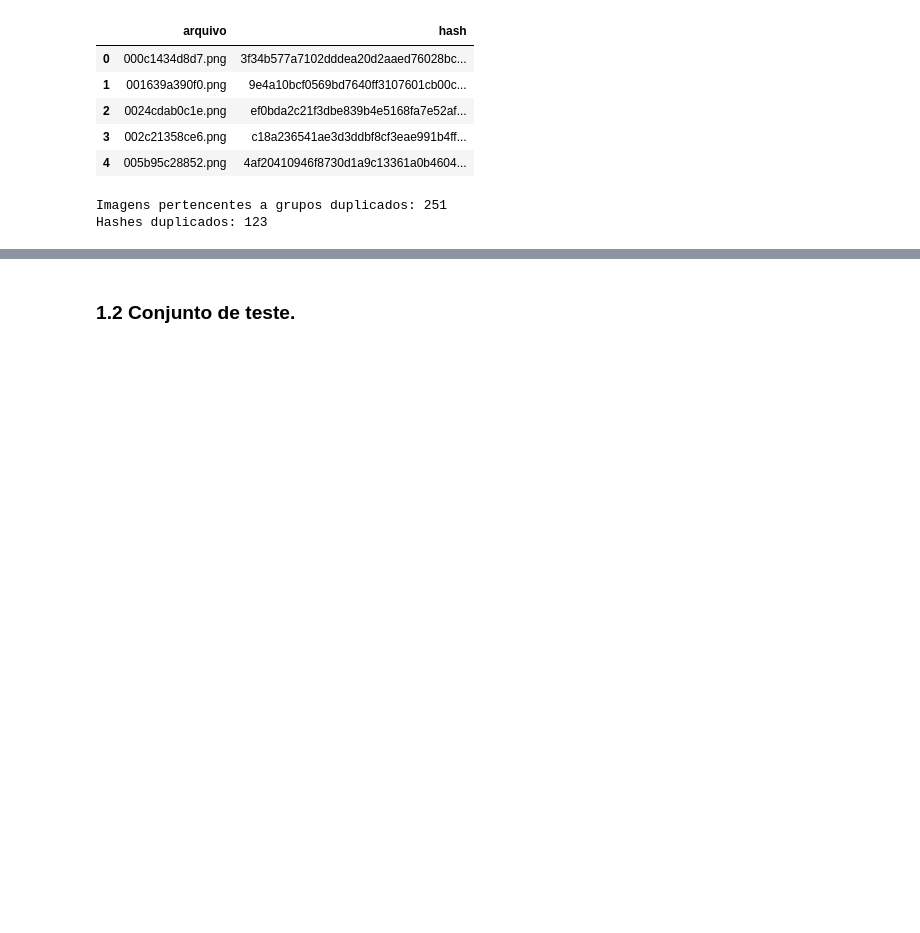
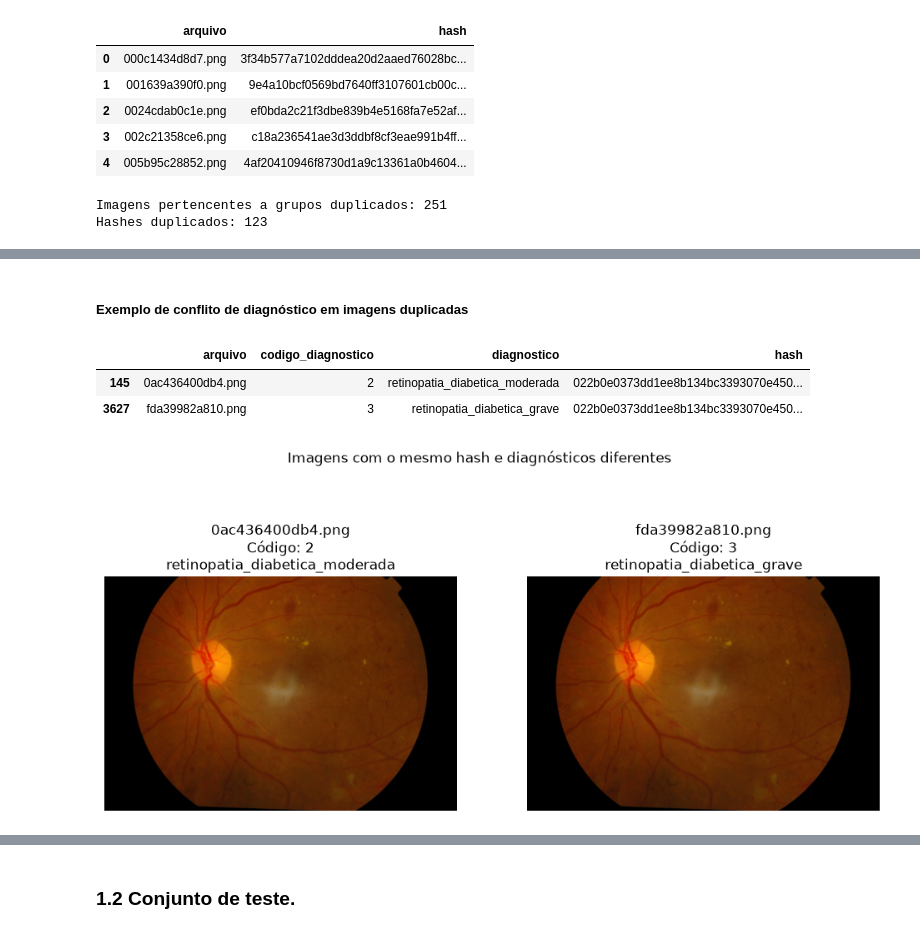
Before and after one commit to ChrisPRodrigues/OIO-MAIS, a Jupyter notebook: 04.Notebooks/Retinopatia_Diabetica.ipynb, the cells around one changed output, grey strips where cells are left out. Saved outputs shown, nothing was run; the diff lists cells and outputs as text; code cells hidden in the pictures; blank space fills up the shorter version.

```diff
--- a/04.Notebooks/Retinopatia_Diabetica.ipynb
+++ b/04.Notebooks/Retinopatia_Diabetica.ipynb
@@ -33,6 +68,7 @@ APTOS_METADATA = (
     BASE_DIR
     / "02.Catálogos"
     / "METADADOS"
+    / "Treino"
     / "aptos_metadata.csv"
 )
 
@@ -443,12 +479,12 @@ def calcular_hash(caminho):
     return sha256.hexdigest()
 # %%
 # Cria um dataframe com os hashes das imagens de treino.
-hashes_train = pd.DataFrame({
-    "arquivo": [imagem.name for imagem in imagens_train],
-    "hash": [calcular_hash(imagem) for imagem in imagens_train]
+hashes_aptos_train = pd.DataFrame({
+    "arquivo": [imagem.name for imagem in imagens_aptos_train],
+    "hash": [calcular_hash(imagem) for imagem in imagens_aptos_train]
 })
 
-hashes_train.head()
+hashes_aptos_train.head()
 # %% [output]
 |  | arquivo | hash |
 | 0 | 000c1434d8d7.png | 3f34b577a7102dddea20d2aaed76028bc... |
@@ -469,0 +540,42 @@ Hashes duplicados: 123
+# %% [markdown]
+##### Exemplo de conflito de diagnóstico em imagens duplicadas
+# %%
+# Seleciona um hash que possui diagnósticos conflitantes.
+
+hash_exemplo_aptos = grupos_conflitantes_aptos.index[0]
+
+exemplo_conflitante_aptos = (
+    hashes_train_diagnostico_aptos[
+        hashes_train_diagnostico_aptos["hash"] == hash_exemplo_aptos
+    ]
+    .head(2)
+)
+
+exemplo_conflitante_aptos[
+    ["arquivo", "codigo_diagnostico", "diagnostico", "hash"]
+]
+# %% [output]
+|  | arquivo | codigo_diagnostico | diagnostico | hash |
+| 145 | 0ac436400db4.png | 2 | retinopatia_diabetica_moderada | 022b0e0373dd1ee8b134bc3393070e450... |
+| 3627 | fda39982a810.png | 3 | retinopatia_diabetica_grave | 022b0e0373dd1ee8b134bc3393070e450... |
+# %%
+fig_aptos, axes_aptos = plt.subplots(1, 2, figsize=(12, 6))
+
+for ax, (_, linha) in zip(axes_aptos, exemplo_conflitante_aptos.iterrows()):
+    caminho = APTOS_DIR / "train_images" / linha["arquivo"]
+
+    with Image.open(caminho) as img:
+        ax.imshow(img)
+
+    ax.set_title(
+        f'{linha["arquivo"]}\n'
+        f'Código: {linha["codigo_diagnostico"]}\n'
+        f'{linha["diagnostico"]}'
+    )
+
+    ax.axis("off")
+
+plt.suptitle("Imagens com o mesmo hash e diagnósticos diferentes")
+plt.show()
+# %% [output]
+[figure, added]
```
Also changed, not shown: parts of 113 cells of this notebook, 2 other files.
